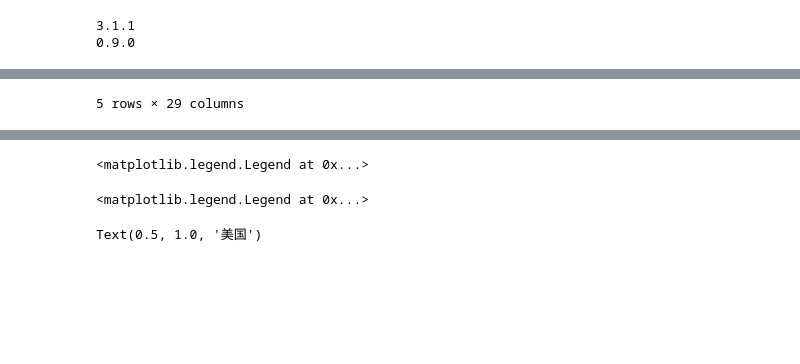
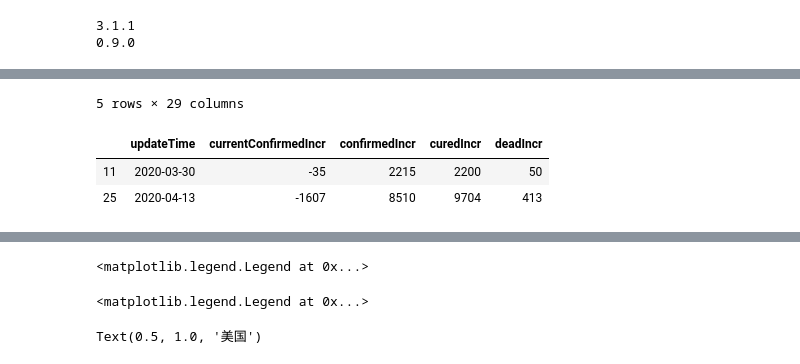
Before and after one commit to silianpan/2019-nCoV, a Jupyter notebook: world_trend.ipynb, the cells around one changed output, grey strips where cells are left out. Drawn from its saved outputs; the diff is of its cells as text; code cells hidden in the pictures; blank space fills up the shorter version.

```diff
--- a/world_trend.ipynb
+++ b/world_trend.ipynb
@@ -63,14 +63,12 @@ df.head()
 # df.reset_index()
 df2 = df.set_index('updateTime')
 df2 = df2['incrVo'][df2['incrVo'].notnull()]
-df2
 incr_list = list(df2)
 df_incr = pd.DataFrame(incr_list)
 df_incr.index = df2.index
 df_incr = df_incr.resample('D').last()
 df_incr.reset_index(inplace=True)
-# df_incr
-# df_incr[df_incr['currentConfirmedIncr'] < 0]
+df_incr[df_incr['currentConfirmedIncr'] < 0]
 
 # 绘图
 fig, ax = plt.subplots(1, 1, figsize=(10, 6))
@@ -82,32 +80,36 @@ lns4 = ax.plot(df['updateTime'], df['curedCount'], color='#0aa344', marker='o',
 # 调用twinx方法
 ax2 = ax.twinx()
 lns5 = ax2.bar(df_incr['updateTime'], df_incr['currentConfirmedIncr'], color='#f2be45', label='新增现存确诊')
+ax2.bar(df_incr['updateTime'], df_incr['confirmedIncr'], color='#ed5736', label='新增现存确诊')
 
 ax.legend(loc=0, fontsize='medium')
 ax2.legend(loc=1, fontsize='medium')
 # fig.legend(loc='best', fontsize='medium')
 # fig.legend(loc='upper right', bbox_to_anchor=(1,1), bbox_transform=ax.transAxes, fontsize='medium')
 # lns = lns1+lns2+lns3+lns4+lns5
 # labs = [l.get_label() for l in lns]
 # ax.legend(lns, labs, loc=0)
 
 ax.set_title('美国')
 # 设置刻度大小
 ax.tick_params(labelsize=10)
 ax2.tick_params(labelsize=10)
 # 设置刻度旋转
 ax.tick_params(axis='x', rotation=30)
 ax.xaxis.set_major_formatter(mdates.DateFormatter('%-m/%-d'))
 ax.xaxis.set_major_locator(mdates.DayLocator(interval=4))
 
 # 添加数据标签
 # for a, b in zip(df['updateTime'], df['currentConfirmedCount']):
 #     plt.text(a, b, b, ha='center', va='bottom', fontsize=8)
 # %% [output]
 |  | provinceName | currentConfirmedCount | confirmedCount | confirmedCountRank | suspectedCount | curedCount | ... |
 | 10 | 美国 | 629465.0 | 734969 | 1.0 | 0.0 | 66601 | ... |
 | 112 | 美国 | 629460.0 | 734964 | 1.0 | 0.0 | 66601 | ... |
 | 115 | 美国 | 628693.0 | 732197 | 1.0 | 0.0 | 64840 | ... |
 | 422 | 美国 | 628693.0 | 732197 | 1.0 | 0.0 | 64840 | ... |
 | 616 | 美国 | 610076.0 | 706832 | 1.0 | 0.0 | 59672 | ... |
 5 rows × 29 columns
+|  | updateTime | currentConfirmedIncr | confirmedIncr | curedIncr | deadIncr |
+| 11 | 2020-03-30 | -35 | 2215 | 2200 | 50 |
+| 25 | 2020-04-13 | -1607 | 8510 | 9704 | 413 |
```
Also changed, not shown: parts of 1 cell of this notebook.
